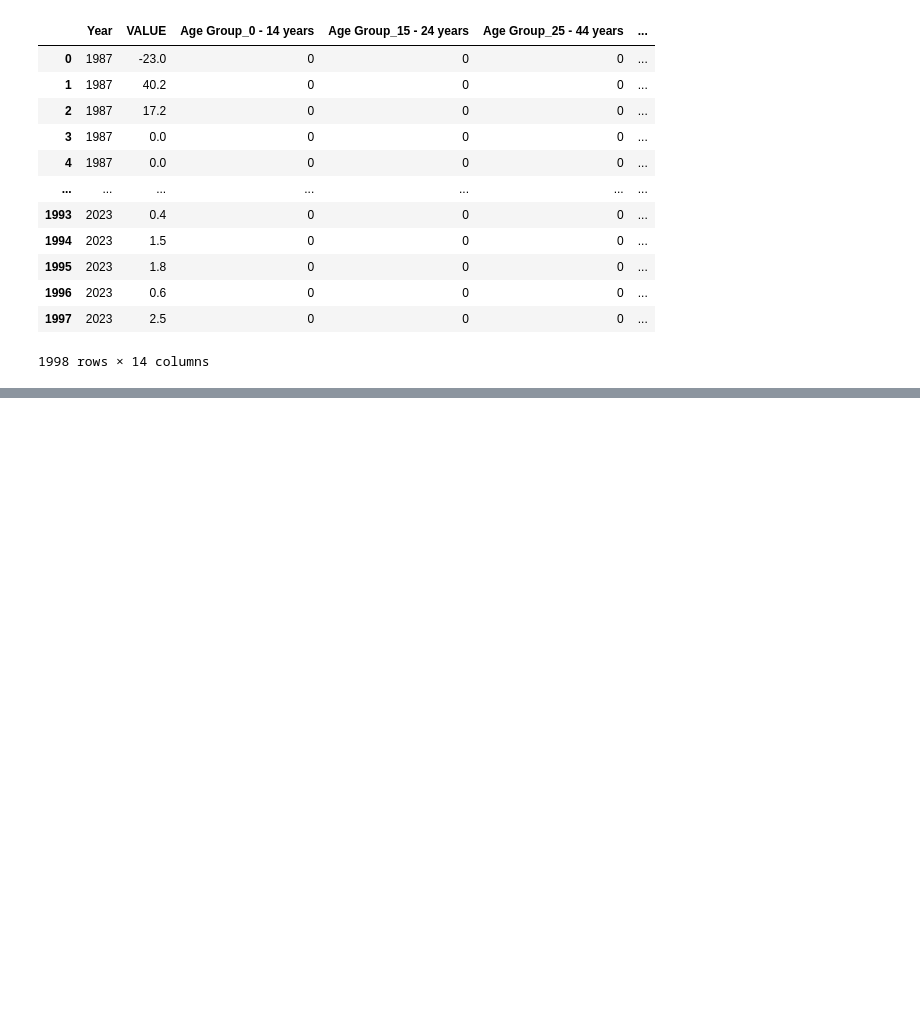
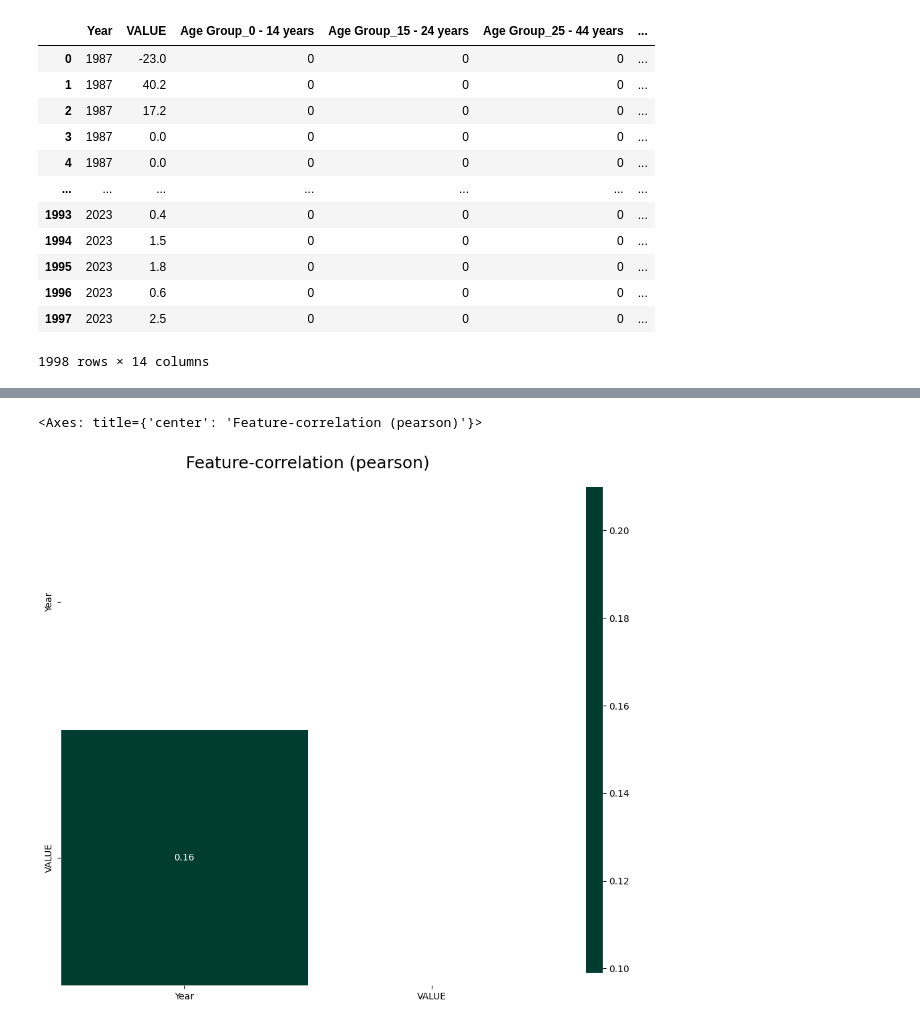
Before and after one commit to salahagnir/CA, a Jupyter notebook: CA1.ipynb, the cells around one changed output, grey strips where cells are left out. Cells and saved outputs as stored; diff of their text form; code cells hidden in the pictures; blank space fills up the shorter version.

```diff
--- a/CA1.ipynb
+++ b/CA1.ipynb
@@ -228,0 +273,5 @@ df
+# %%
+klib.corr_plot(df)
+# %% [output]
+<Axes: title={'center': 'Feature-correlation (pearson)'}>
+[figure, added]
```
Also changed, not shown: parts of 6 cells of this notebook.
